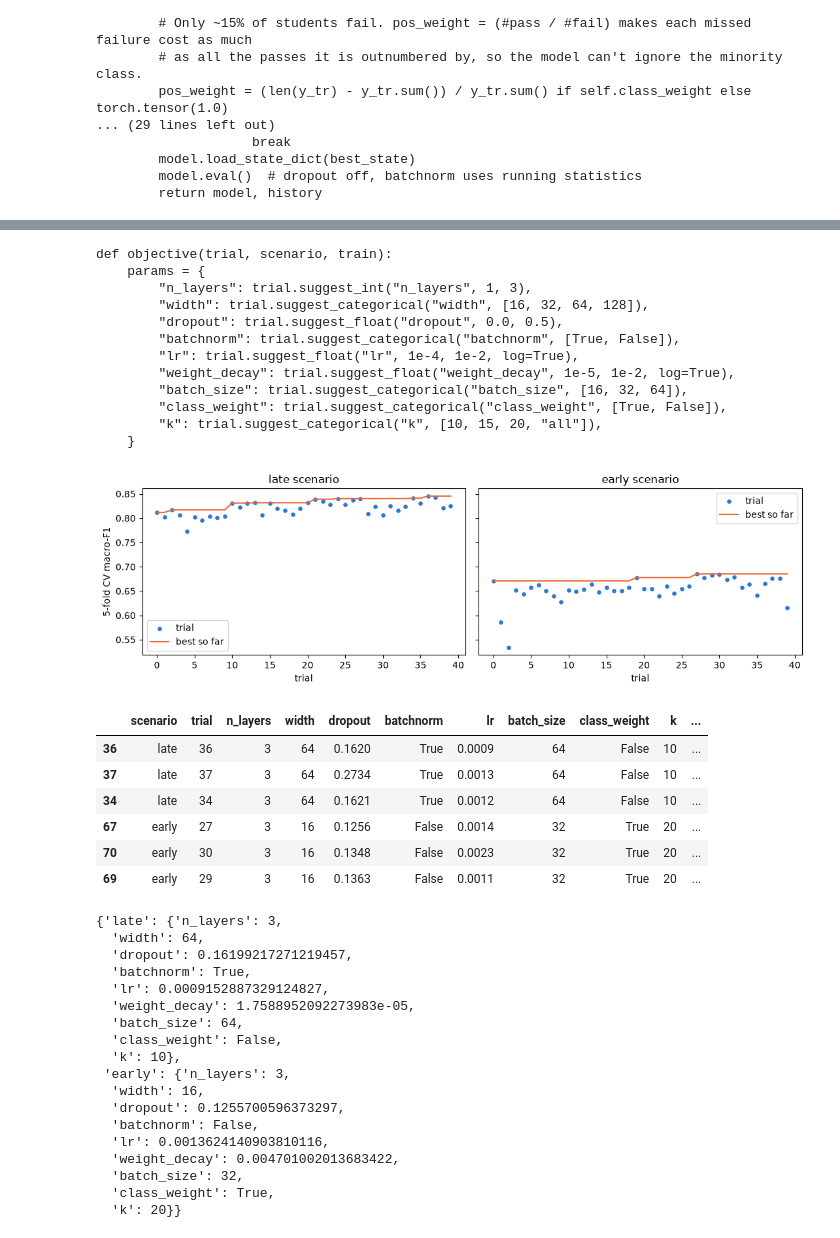
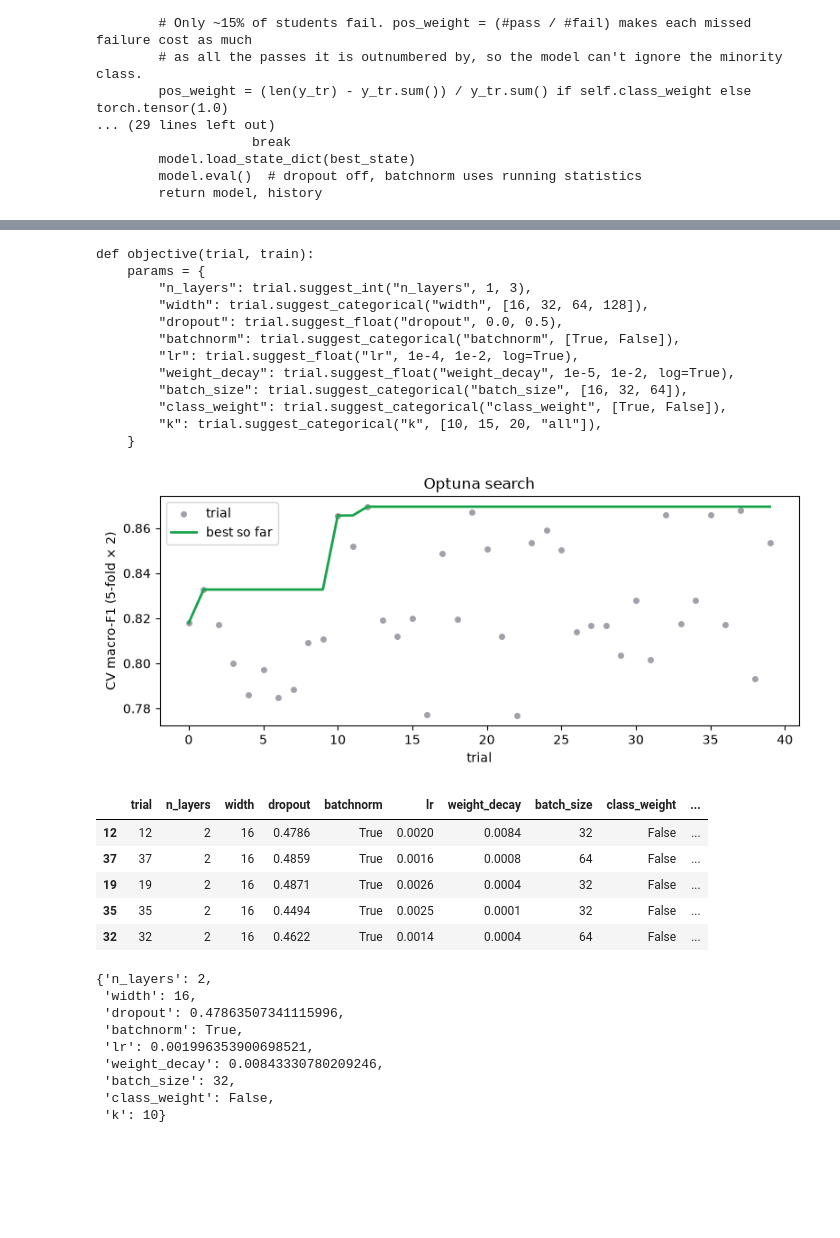
Before and after one commit to auraCodesKM/student-performance-dnn, a Jupyter notebook: student_performance_dnn.ipynb, the cells around one changed output, grey strips where cells are left out. Saved outputs shown, nothing was run; the diff lists cells and outputs as text; code cells hidden in the pictures; blank space fills up the shorter version.

```diff
--- a/student_performance_dnn.ipynb
+++ b/student_performance_dnn.ipynb
@@ -138,0 +216,9 @@ plt.xlabel("Mutual information with at_risk"); plt.title("Top 15 encoded feature
+# %%
+params = json.load(open("results/best_params.json"))
+pipe = tune.build_dnn(params)
+display(pipe)
+
+pre = Pipeline(pipe.steps[:-1]).fit(train, train.at_risk)
+encoded = pre.named_steps["encode"].transform(train)
+print(f"32 inputs -> {encoded.shape[1]} columns after one-hot encoding -> {params['k']} kept:",
+      ", ".join(pre.named_steps["select"].get_feature_names_out()))
@@ -226,8 +320,8 @@ It ran 40 trials per scenario, and each trial was scored by **5-fold CV macro-F1
 Re-running the search takes about 10 minutes, so by default this section loads the saved log. Set `RUN_TUNING = True` to run it again.
 # %%
-print(inspect.getsource(tune.objective).split("cv = ")[0])  # the search space
+print(inspect.getsource(tune.objective).split('    # 5-fold')[0])  # the search space
 # %% [output]
-def objective(trial, scenario, train):
+def objective(trial, train):
     params = {
         "n_layers": trial.suggest_int("n_layers", 1, 3),
         "width": trial.suggest_categorical("width", [16, 32, 64, 128]),
@@ -240,49 +334,34 @@ def objective(trial, scenario, train):
         "k": trial.suggest_categorical("k", [10, 15, 20, "all"]),
     }
 # %%
-RUN_TUNING = False  # True re-runs all 80 trials and overwrites results/best_params.json
+RUN_TUNING = False  # True re-runs all 40 trials and overwrites results/best_params.json
 if RUN_TUNING:
     tune.main()
+    trials, params = pd.read_csv("results/experiments.csv"), json.load(open("results/best_params.json"))
 
-trials = pd.read_csv("results/experiments.csv")
-best = json.load(open("results/best_params.json"))
+fig, ax = plt.subplots(figsize=(8, 3.5))
+ax.scatter(trials.trial, trials.cv_f1_macro, s=16, color=GREY, label="trial")
+ax.plot(trials.trial, trials.cv_f1_macro.cummax(), color=GREEN, lw=2, label="best so far")
+ax.set(xlabel="trial", ylabel="CV macro-F1 (5-fold × 2)", title="Optuna search"); ax.legend(); plt.tight_layout(); plt.show()
 
-fig, axes = plt.subplots(1, 2, figsize=(11, 3.5), sharey=True)
-for ax, s in zip(axes, ["late", "early"]):
-    t = trials[trials.scenario == s]
-    ax.scatter(t.trial, t.cv_f1_macro, s=14, color="#2a78d6", label="trial")
-    ax.plot(t.trial, t.cv_f1_macro.cummax(), color="#eb6834", label="best so far")
-    ax.set(title=f"{s} scenario", xlabel="trial"); ax.legend()
-axes[0].set_ylabel("5-fold CV macro-F1"); plt.tight_layout(); plt.show()
-
-cols = ["scenario", "trial", "n_layers", "width", "dropout", "batchnorm", "lr", "batch_size", "class_weight", "k", "cv_f1_macro", "cv_f1_std"]
-display(trials.sort_values("cv_f1_macro", ascending=False).groupby("scenario").head(3)[cols].round(4))
-best
+cols = ["trial", "n_layers", "width", "dropout", "batchnorm", "lr", "weight_decay", "batch_size", "class_weight", "k", "cv_f1_macro", "cv_f1_std"]
+display(trials.sort_values("cv_f1_macro", ascending=False).head(5)[cols].round(4))
+params
 # %% [output]
-[figure, old version]
+[figure, new version]
-|  | scenario | trial | n_layers | width | dropout | batchnorm | lr | batch_size | class_weight | k | ... |
-| 36 | late | 36 | 3 | 64 | 0.1620 | True | 0.0009 | 64 | False | 10 | ... |
-| 37 | late | 37 | 3 | 64 | 0.2734 | True | 0.0013 | 64 | False | 10 | ... |
-| 34 | late | 34 | 3 | 64 | 0.1621 | True | 0.0012 | 64 | False | 10 | ... |
-| 67 | early | 27 | 3 | 16 | 0.1256 | False | 0.0014 | 32 | True | 20 | ... |
-| 70 | early | 30 | 3 | 16 | 0.1348 | False | 0.0023 | 32 | True | 20 | ... |
-| 69 | early | 29 | 3 | 16 | 0.1363 | False | 0.0011 | 32 | True | 20 | ... |
+|  | trial | n_layers | width | dropout | batchnorm | lr | weight_decay | batch_size | class_weight | ... |
+| 12 | 12 | 2 | 16 | 0.4786 | True | 0.0020 | 0.0084 | 32 | False | ... |
+| 37 | 37 | 2 | 16 | 0.4859 | True | 0.0016 | 0.0008 | 64 | False | ... |
+| 19 | 19 | 2 | 16 | 0.4871 | True | 0.0026 | 0.0004 | 32 | False | ... |
+| 35 | 35 | 2 | 16 | 0.4494 | True | 0.0025 | 0.0001 | 32 | False | ... |
+| 32 | 32 | 2 | 16 | 0.4622 | True | 0.0014 | 0.0004 | 64 | False | ... |
-{'late': {'n_layers': 3,
-  'width': 64,
-  'dropout': 0.16199217271219457,
-  'batchnorm': True,
-  'lr': 0.0009152887329124827,
-  'weight_decay': 1.7588952092273983e-05,
-  'batch_size': 64,
-  'class_weight': False,
-  'k': 10},
- 'early': {'n_layers': 3,
-  'width': 16,
-  'dropout': 0.1255700596373297,
-  'batchnorm': False,
-  'lr': 0.0013624140903810116,
-  'weight_decay': 0.004701002013683422,
-  'batch_size': 32,
-  'class_weight': True,
-  'k': 20}}
+{'n_layers': 2,
+ 'width': 16,
+ 'dropout': 0.47863507341115996,
+ 'batchnorm': True,
+ 'lr': 0.001996353900698521,
+ 'weight_decay': 0.00843330780209246,
+ 'batch_size': 32,
+ 'class_weight': False,
+ 'k': 10}
 # %% [markdown]
```
Also changed, not shown: parts of 72 cells of this notebook.
